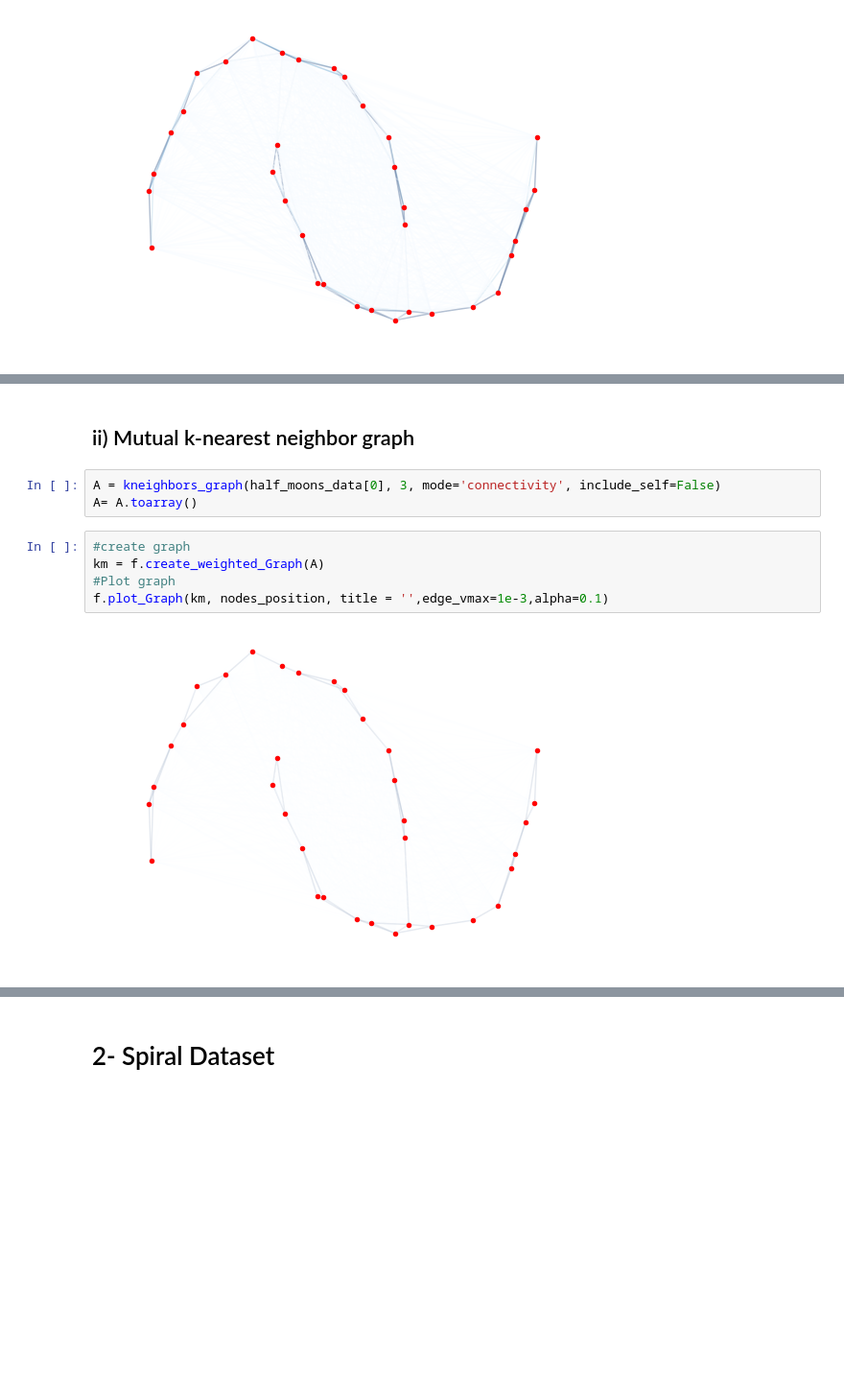
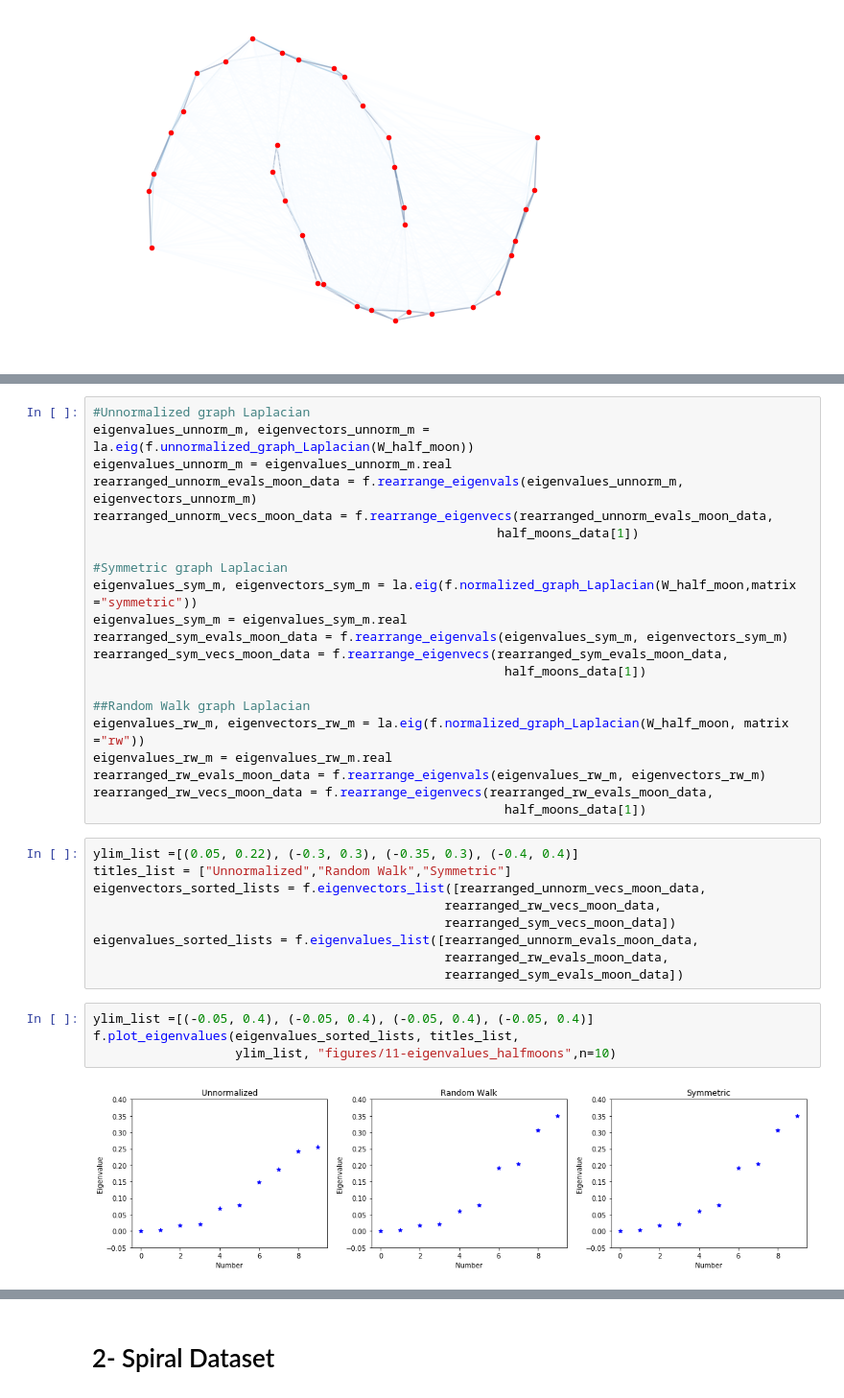
Before and after one commit to msarrias/spectral-clustering, a Jupyter notebook: playground.ipynb, the cells around one changed output, grey strips where cells are left out. Shown at 96% size. Saved outputs shown, nothing was run; the diff lists cells and outputs as text; blank space fills up the shorter version.

```diff
--- a/playground.ipynb
+++ b/playground.ipynb
@@ -53,15 +40,39 @@ plt.show()
 Image(url='gif.gif')
 # %% [output]
 [interactive output not drawn]
-# %% [markdown]
-## ii) Mutual k-nearest neighbor graph
-# %%
-A = kneighbors_graph(half_moons_data[0], 3, mode='connectivity', include_self=False)
-A= A.toarray()
-# %%
-#create graph
-km = f.create_weighted_Graph(A)
-#Plot graph
-f.plot_Graph(km, nodes_position, title = '',edge_vmax=1e-3,alpha=0.1)
-# %% [output]
-[figure, removed]
+# %%
+#Unnormalized graph Laplacian
+eigenvalues_unnorm_m, eigenvectors_unnorm_m = la.eig(f.unnormalized_graph_Laplacian(W_half_moon))
+eigenvalues_unnorm_m = eigenvalues_unnorm_m.real
+rearranged_unnorm_evals_moon_data = f.rearrange_eigenvals(eigenvalues_unnorm_m, eigenvectors_unnorm_m)
+rearranged_unnorm_vecs_moon_data = f.rearrange_eigenvecs(rearranged_unnorm_evals_moon_data,
+                                                      half_moons_data[1])
+
+#Symmetric graph Laplacian
+eigenvalues_sym_m, eigenvectors_sym_m = la.eig(f.normalized_graph_Laplacian(W_half_moon,matrix ="symmetric"))
+eigenvalues_sym_m = eigenvalues_sym_m.real
+rearranged_sym_evals_moon_data = f.rearrange_eigenvals(eigenvalues_sym_m, eigenvectors_sym_m)
+rearranged_sym_vecs_moon_data = f.rearrange_eigenvecs(rearranged_sym_evals_moon_data,
+                                                       half_moons_data[1])
+
+##Random Walk graph Laplacian
+eigenvalues_rw_m, eigenvectors_rw_m = la.eig(f.normalized_graph_Laplacian(W_half_moon, matrix ="rw"))
+eigenvalues_rw_m = eigenvalues_rw_m.real
+rearranged_rw_evals_moon_data = f.rearrange_eigenvals(eigenvalues_rw_m, eigenvectors_rw_m)
+rearranged_rw_vecs_moon_data = f.rearrange_eigenvecs(rearranged_rw_evals_moon_data,
+                                                       half_moons_data[1])
+# %%
+ylim_list =[(0.05, 0.22), (-0.3, 0.3), (-0.35, 0.3), (-0.4, 0.4)]
+titles_list = ["Unnormalized","Random Walk","Symmetric"]
+eigenvectors_sorted_lists = f.eigenvectors_list([rearranged_unnorm_vecs_moon_data,
+                                               rearranged_rw_vecs_moon_data,
+                                               rearranged_sym_vecs_moon_data])
+eigenvalues_sorted_lists = f.eigenvalues_list([rearranged_unnorm_evals_moon_data,
+                                               rearranged_rw_evals_moon_data,
+                                               rearranged_sym_evals_moon_data])
+# %%
+ylim_list =[(-0.05, 0.4), (-0.05, 0.4), (-0.05, 0.4), (-0.05, 0.4)]
+f.plot_eigenvalues(eigenvalues_sorted_lists, titles_list,
+                   ylim_list, "figures/11-eigenvalues_halfmoons",n=10)
+# %% [output]
+[figure, added]
```
Also changed, not shown: parts of 98 cells of this notebook, 1 other file.
